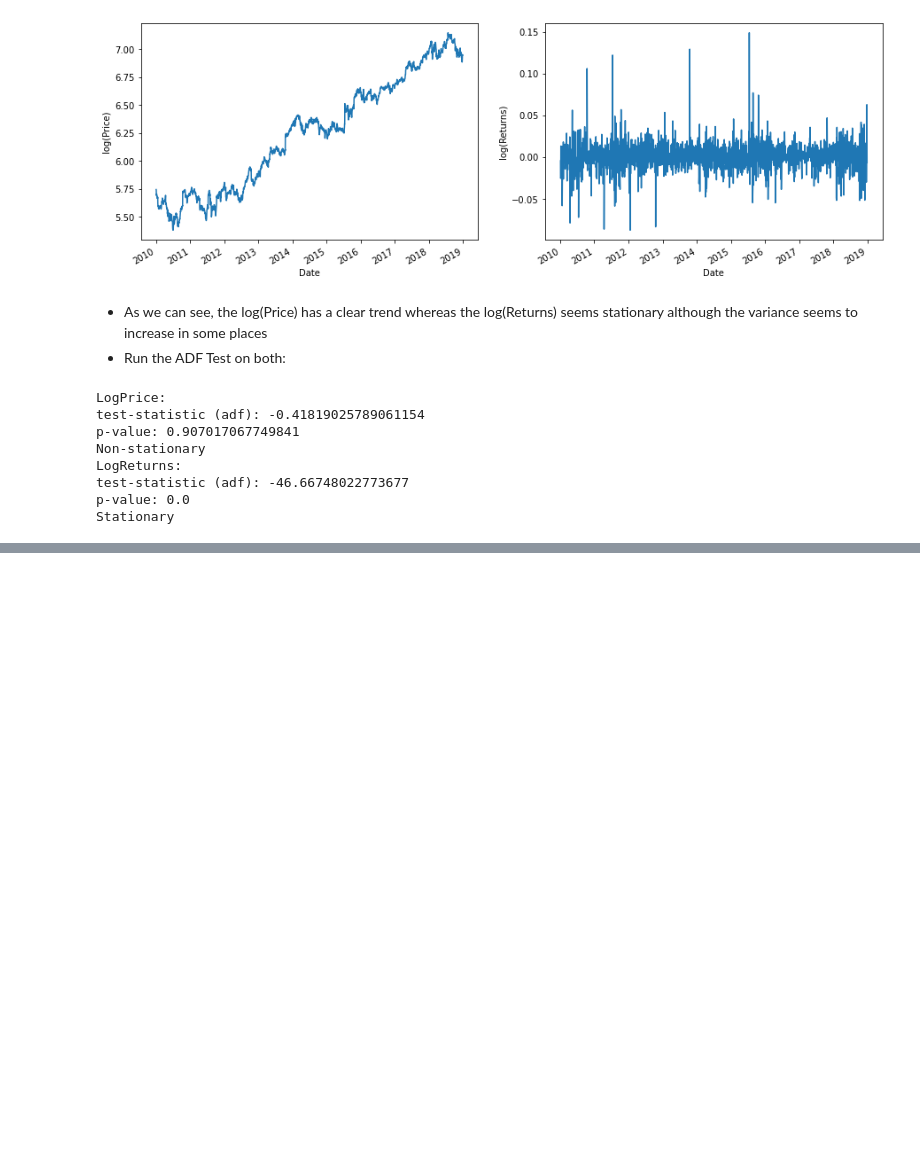
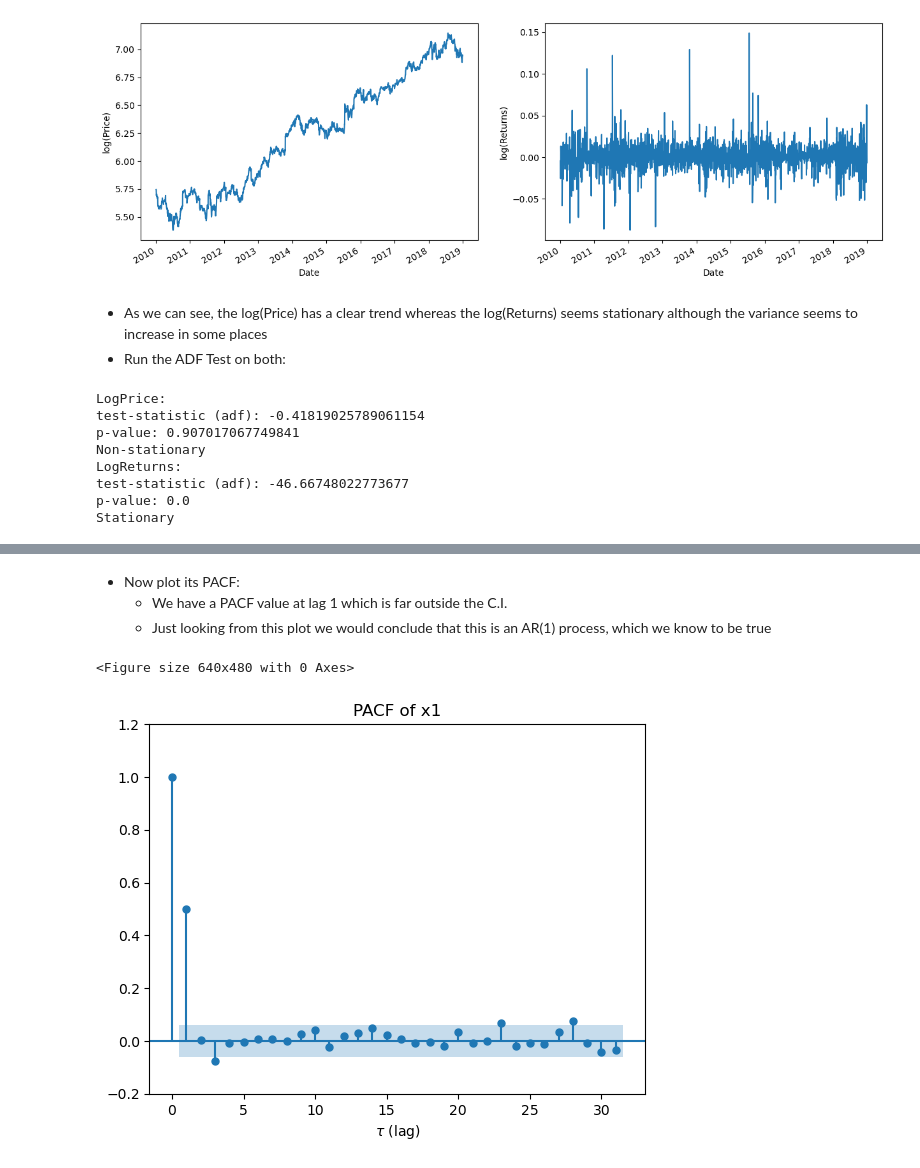
Before and after one commit to les67/TimeSeriesAnalysis_Udemy, a Jupyter notebook: 5_arima.ipynb, the cells around one changed output, grey strips where cells are left out. Saved outputs shown, nothing was run; the diff lists cells and outputs as text; code cells hidden in the pictures; blank space fills up the shorter version.

```diff
--- a/5_arima.ipynb
+++ b/5_arima.ipynb
@@ -530,0 +564,14 @@ Stationary
+# %% [markdown]
+- Now plot its PACF:
+    - We have a PACF value at lag 1 which is far outside the C.I.
+    - Just looking from this plot we would conclude that this is an AR(1) process, which we know to be true
+# %%
+plt.figure()
+plot_pacf(x1)
+plt.ylim(-0.2,1.2)
+plt.title('PACF of x1')
+plt.xlabel(r'$\tau$ (lag)')
+plt.show()
+# %% [output]
+<Figure size 640x480 with 0 Axes>
+[figure, added]
```
Also changed, not shown: parts of 36 cells of this notebook.
